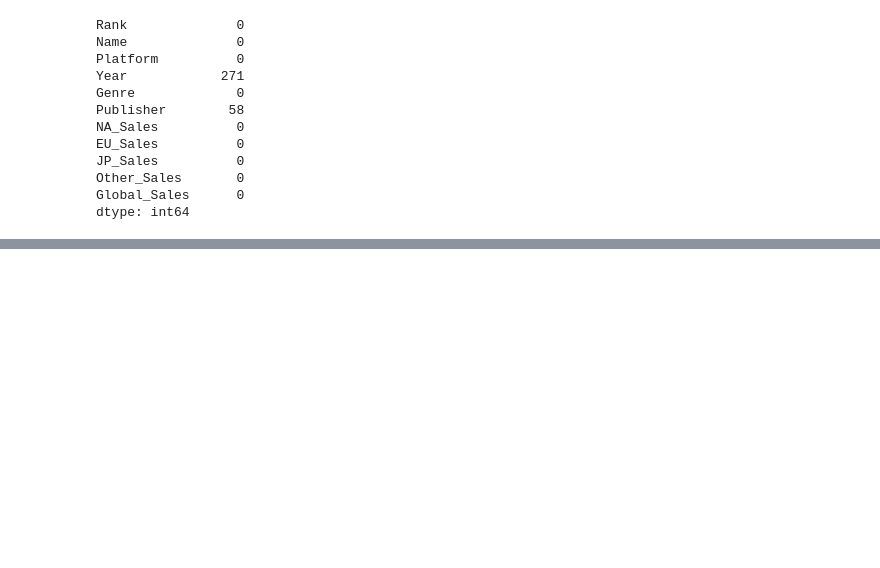
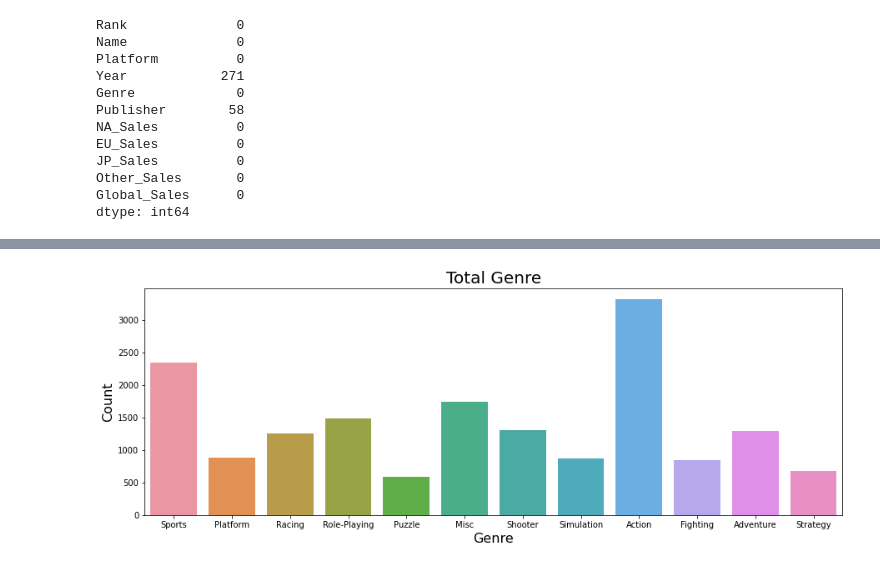
Before and after one commit to mayurvaishnav/CRISP-DM-vgsales, a Jupyter notebook: Analysis-video-game-sales.ipynb, the cells around one changed output, grey strips where cells are left out. Cells and saved outputs as stored; diff of their text form; code cells hidden in the pictures; blank space fills up the shorter version.

```diff
--- a/Analysis-video-game-sales.ipynb
+++ b/Analysis-video-game-sales.ipynb
@@ -66,0 +79,11 @@ dtype: int64
+# %%
+# Count genre
+
+plt.figure(figsize=(15,5))
+ax = sns.countplot(df['Genre'])
+ax.set_xlabel(xlabel='Genre', fontsize=16)
+ax.set_ylabel(ylabel='Count', fontsize=16)
+ax.set_title(label='Total Genre', fontsize=20)
+plt.show()
+# %% [output]
+[figure, added]
```
Also changed, not shown: parts of 13 cells of this notebook.
